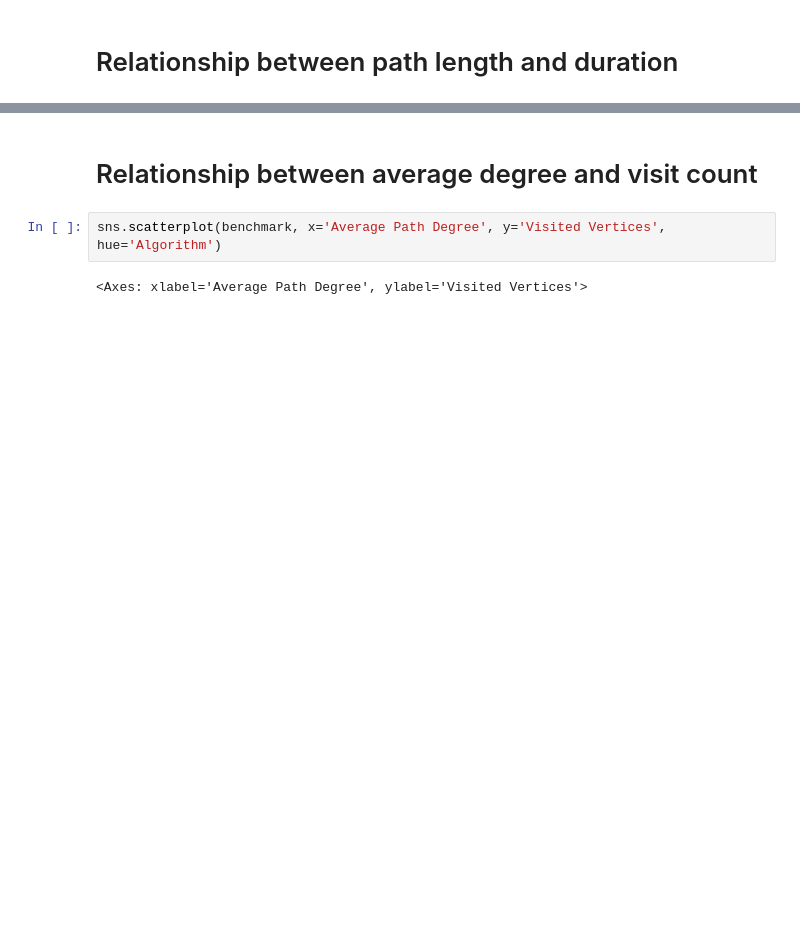
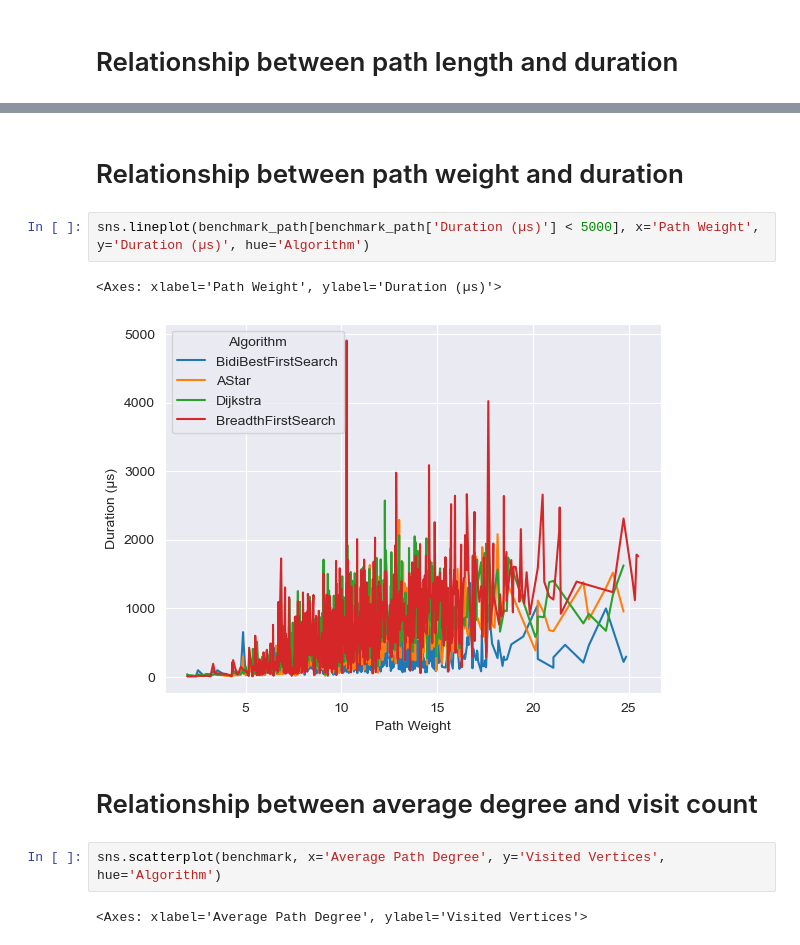
Before and after one commit to Spi3lot/pathfinding, a Jupyter notebook: Pathfinding/modifiable-benchmark.ipynb, the cells around one changed output, grey strips where cells are left out. Drawn from its saved outputs; the diff is of its cells as text; blank space fills up the shorter version.

```diff
--- a/Pathfinding/modifiable-benchmark.ipynb
+++ b/Pathfinding/modifiable-benchmark.ipynb
@@ -106,3 +123,10 @@ sns.lineplot(benchmark_path, x='Path Length', y='Duration (µs)', hue='Algorithm
+# %% [markdown]
+# Relationship between path weight and duration
+# %%
+sns.lineplot(benchmark_path[benchmark_path['Duration (µs)'] < 5000], x='Path Weight', y='Duration (µs)', hue='Algorithm')
+# %% [output]
+<Axes: xlabel='Path Weight', ylabel='Duration (µs)'>
+[figure, added]
 # %% [markdown]
 # Relationship between average degree and visit count
 # %%
```
Also changed, not shown: parts of 22 cells of this notebook, 5 other files.
